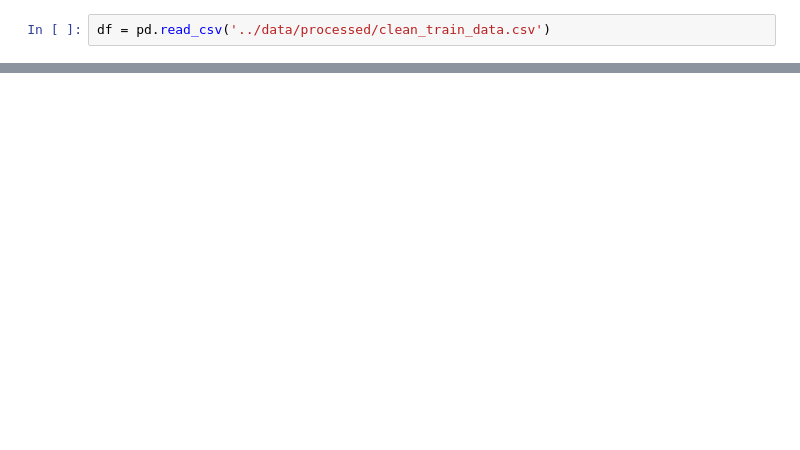
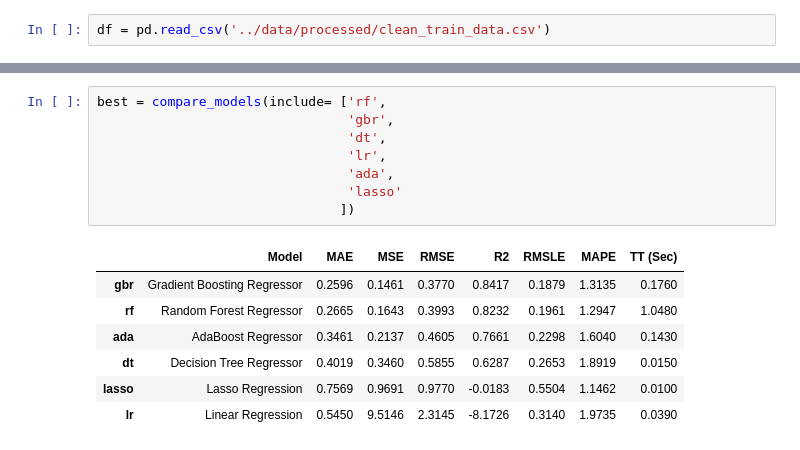
Before and after one commit to uniquekarki/housing_price, a Jupyter notebook: notebooks/3-data-training.ipynb, the cells around one changed output, grey strips where cells are left out. Saved outputs shown, nothing was run; the diff lists cells and outputs as text; blank space fills up the shorter version.

```diff
--- a/notebooks/3-data-training.ipynb
+++ b/notebooks/3-data-training.ipynb
@@ -15,0 +41,16 @@ df.head()
+# %%
+best = compare_models(include= ['rf',
+                                'gbr',
+                                'dt',
+                                'lr',
+                                'ada',
+                                'lasso'
+                               ])
+# %% [output]
+|  | Model | MAE | MSE | RMSE | R2 | RMSLE | MAPE | TT (Sec) |
+| gbr | Gradient Boosting Regressor | 0.2596 | 0.1461 | 0.3770 | 0.8417 | 0.1879 | 1.3135 | 0.1760 |
+| rf | Random Forest Regressor | 0.2665 | 0.1643 | 0.3993 | 0.8232 | 0.1961 | 1.2947 | 1.0480 |
+| ada | AdaBoost Regressor | 0.3461 | 0.2137 | 0.4605 | 0.7661 | 0.2298 | 1.6040 | 0.1430 |
+| dt | Decision Tree Regressor | 0.4019 | 0.3460 | 0.5855 | 0.6287 | 0.2653 | 1.8919 | 0.0150 |
+| lasso | Lasso Regression | 0.7569 | 0.9691 | 0.9770 | -0.0183 | 0.5504 | 1.1462 | 0.0100 |
+| lr | Linear Regression | 0.5450 | 9.5146 | 2.3145 | -8.1726 | 0.3140 | 1.9735 | 0.0390 |
```
Also changed, not shown: parts of 9 cells of this notebook, 3 other files.
